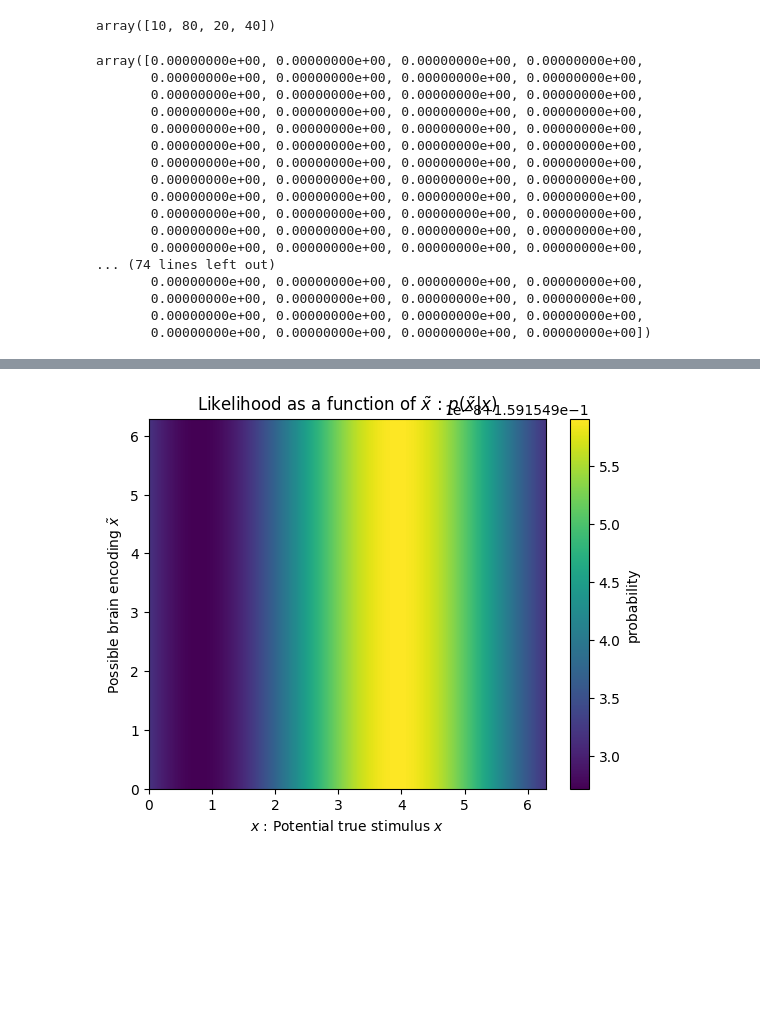
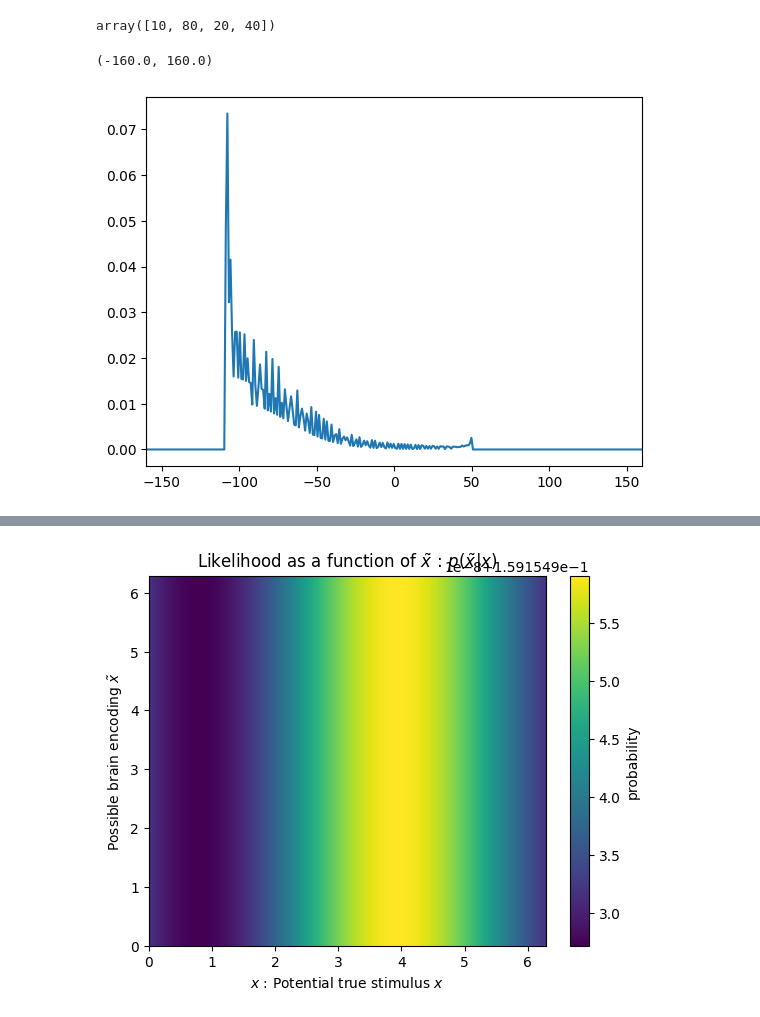
Before and after one commit to jugheadjones10/neuromatch-bayesian-observer-project, a Jupyter notebook: simple_bayes_2.ipynb, the cells around one changed output, grey strips where cells are left out. Drawn from its saved outputs; the diff is of its cells as text; code cells hidden in the pictures; blank space fills up the shorter version.

```diff
--- a/simple_bayes_2.ipynb
+++ b/simple_bayes_2.ipynb
@@ -1229,27 +1187,22 @@ class BayesianModel:
             )
         )
         return self.fit(data_for_model)
-# %%
-model = BayesianModel(
-    kappa_e=2.4,
-    kappa_prior=1.22,
-)
-model.output(pi / 2)
-# %% [output]
-array([0.00000000e+00, 0.00000000e+00, 0.00000000e+00, 0.00000000e+00,
-       0.00000000e+00, 0.00000000e+00, 0.00000000e+00, 0.00000000e+00,
-       0.00000000e+00, 0.00000000e+00, 0.00000000e+00, 0.00000000e+00,
-       0.00000000e+00, 0.00000000e+00, 0.00000000e+00, 0.00000000e+00,
-       0.00000000e+00, 0.00000000e+00, 0.00000000e+00, 0.00000000e+00,
-       0.00000000e+00, 0.00000000e+00, 0.00000000e+00, 0.00000000e+00,
-       0.00000000e+00, 0.00000000e+00, 0.00000000e+00, 0.00000000e+00,
-       0.00000000e+00, 0.00000000e+00, 0.00000000e+00, 0.00000000e+00,
-       0.00000000e+00, 0.00000000e+00, 0.00000000e+00, 0.00000000e+00,
-       0.00000000e+00, 0.00000000e+00, 0.00000000e+00, 0.00000000e+00,
-       0.00000000e+00, 0.00000000e+00, 0.00000000e+00, 0.00000000e+00,
-       0.00000000e+00, 0.00000000e+00, 0.00000000e+00, 0.00000000e+00,
-... (74 lines left out)
-       0.00000000e+00, 0.00000000e+00, 0.00000000e+00, 0.00000000e+00,
-       0.00000000e+00, 0.00000000e+00, 0.00000000e+00, 0.00000000e+00,
-       0.00000000e+00, 0.00000000e+00, 0.00000000e+00, 0.00000000e+00,
-       0.00000000e+00, 0.00000000e+00, 0.00000000e+00, 0.00000000e+00])
+# %%
+model = BayesianModel(
+    kappa_e=2.4,
+    kappa_prior=1.22,
+)
+# plt.plot(model.output(pi / 2))
+dist = model.output(pi / 2)
+# Roll so that the exact center (180) is 225
+dist = np.roll(dist, -45)
+
+x_values = np.linspace(-180, 180, len(dist))
+# Plotting the distribution
+plt.plot(x_values, dist)
+plt.xlim(-160, 160)
+
+# plt.plot(dist)
+# %% [output]
+(-160.0, 160.0)
+[figure, added]
```
Also changed, not shown: parts of 32 cells of this notebook.
